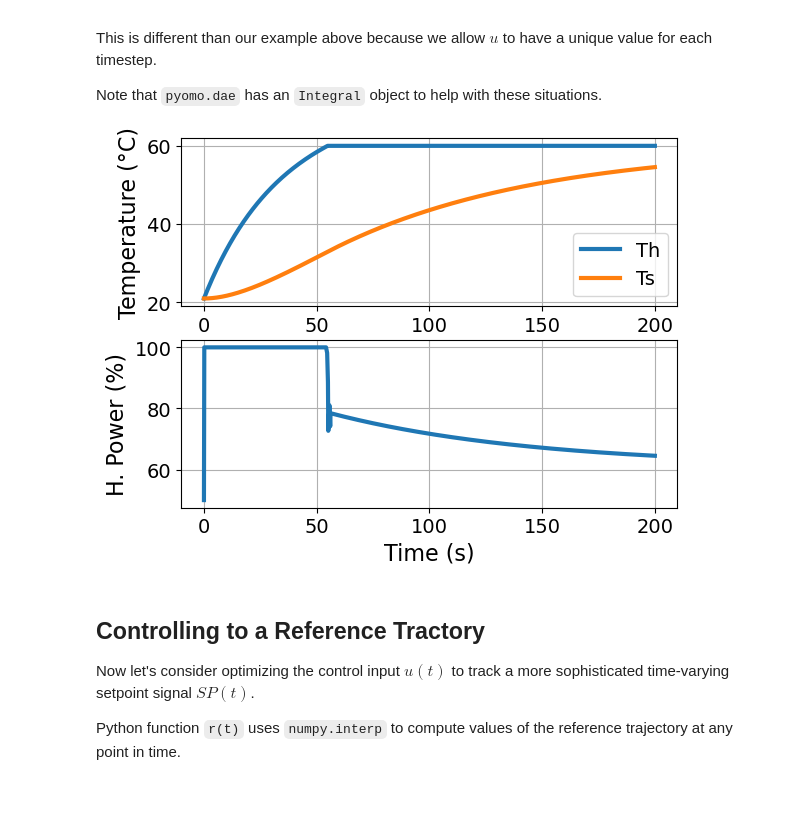
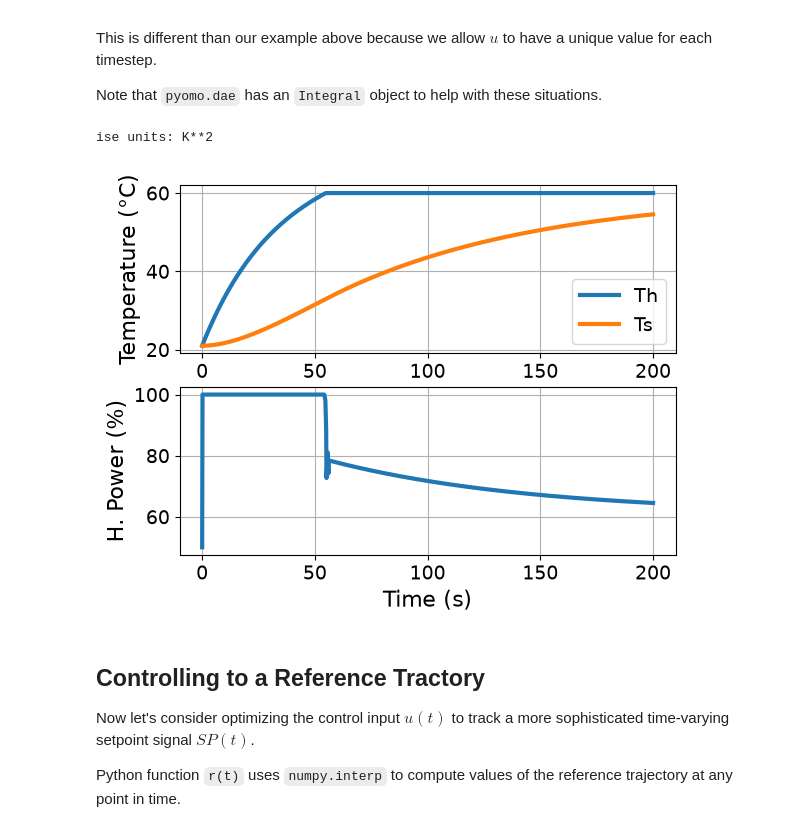
Before and after one commit to ndcbe/optimization, a Jupyter notebook: notebooks/3/PyomoDAE_TCLab.ipynb, the cells around one changed output. Cells and saved outputs as stored; diff of their text form; code cells hidden in the pictures; blank space fills up the shorter version.

```diff
--- a/notebooks/3/PyomoDAE_TCLab.ipynb
+++ b/notebooks/3/PyomoDAE_TCLab.ipynb
@@ -101,10 +107,13 @@ We will start by **simulating** our TCLab model. In other words, we will solve t
 
 Here "s.t." means "subject to", i.e., the constraints.
 # %%
-# final time [seconds]
+# Final time [seconds].
+#
+# Why no units here? A ContinuousSet cannot carry units. This is Pyomo issue
+# #1790, still open: https://github.com/Pyomo/pyomo/issues/1790
+# It is also the reason we must check units BEFORE discretizing -- see the
+# section below and ./units_and_pyomo_dae.md
 tf = 200
-# Why not units here? See
-# https://github.com/Pyomo/pyomo/issues/1790
 
 # control input [%]
 u = 50.0
@@ -119,9 +128,12 @@ m.t = dae.ContinuousSet(bounds=(0, tf))
 m.Th = pyo.Var(m.t, units=units.kelvin)
 m.Ts = pyo.Var(m.t, units=units.kelvin)
 
-# Define the derivatives of the state variables
-m.dTh = dae.DerivativeVar(m.Th)
-m.dTs = dae.DerivativeVar(m.Ts)
+# Define the derivatives of the state variables.
+#
+# DerivativeVar defaults to DIMENSIONLESS -- it does not inherit units from the
+# state variable. Here m.t is time in seconds, so dT/dt is K/s. Say it explicitly.
+m.dTh = dae.DerivativeVar(m.Th, units=units.kelvin / units.s)
+m.dTs = dae.DerivativeVar(m.Ts, units=units.kelvin / units.s)
 
 
 # Define the first differential equation
@@ -145,6 +157,11 @@ m.sensor1_con = pyo.Constraint(m.t, rule=sensor1)
 # Set the initial conditions
 m.Th[0].fix(Tamb)
 m.Ts[0].fix(Tamb)
+
+# Check dimensional consistency NOW, while the model is still continuous.
+# After discretization this same call raises InconsistentUnitsError -- see below.
+assert_units_consistent(m)
+print("Units are consistent (continuous model, before discretization).")
 
 # Apply a finite difference formula to numerically integrate the differential equations
 pyo.TransformationFactory("dae.finite_difference").apply_to(m, nfe=100, wrt=m.t)
@@ -260,11 +367,12 @@ m.t = dae.ContinuousSet(bounds=(0, tf))
 m.Th = pyo.Var(m.t, units=units.kelvin)
 m.Ts = pyo.Var(m.t, units=units.kelvin)
 
-# Define the derivatives of the state variables
-m.dTh = dae.DerivativeVar(m.Th)
-m.dTs = dae.DerivativeVar(m.Ts)
+# Define the derivatives of the state variables (K/s -- state it explicitly)
+m.dTh = dae.DerivativeVar(m.Th, units=units.kelvin / units.s)
+m.dTs = dae.DerivativeVar(m.Ts, units=units.kelvin / units.s)
 
-# Define the control variable (heater power) as a function of time
+# Define the control variable (heater power, % of max) as a function of time.
+# Percent is dimensionless; alpha * P carries the W / % conversion.
 m.u = pyo.Var(m.t, bounds=(0, 100))
 
 
@@ -300,6 +408,15 @@ m.Ts[0].fix(Tamb)
 def objective(m):
     return m.ise
 
+
+# Units, again checked on the continuous model before discretizing.
+#
+# Note that m.ise comes out in K**2, not K**2 * s. pyomo.dae builds the Integral
+# as a weighted sum whose quadrature weights are dimensionless -- the same
+# consequence of issue #1790. The objective is still internally consistent, so
+# the check passes.
+assert_units_consistent(m)
+print("ise units:", units.get_units(m.ise))
 
 # Apply a collocation method to numerically integrate the differential equations
 pyo.TransformationFactory("dae.collocation").apply_to(m, nfe=200, wrt=m.t)
@@ -317,34 +434,35 @@ assert pyo.check_optimal_termination(results), (
 def plot_results(m):
     """
     Plot results from Pyomo optimization
 
     Arguments:
     m: Pyomo model
 
     Returns:
     Nothing
 
     """
 
     # Plot the results
     fig, ax = plt.subplots(2, 1)
 
     ax[0].plot(m.t, [units.convert_temp_K_to_C(m.Th[t]()) for t in m.t], label="Th")
     ax[0].plot(m.t, [units.convert_temp_K_to_C(m.Ts[t]()) for t in m.t], label="Ts")
     ax[0].legend()
     ax[0].set_xlabel("Time (s)")
     ax[0].set_ylabel("Temperature (°C)")
     ax[0].grid()
 
     ax[1].plot(m.t, [m.u[t]() for t in m.t], label="u")
     ax[1].set_xlabel("Time (s)")
     ax[1].set_ylabel("H. Power (%)")
     ax[1].grid()
 
 
 plot_results(m)
 # %% [output]
+ise units: K**2
-[figure, old version]
+[figure, new version]
 # %% [markdown]
 ## Controlling to a Reference Tractory
 
```
Also changed, not shown: parts of 8 cells of this notebook, 1 other file.
